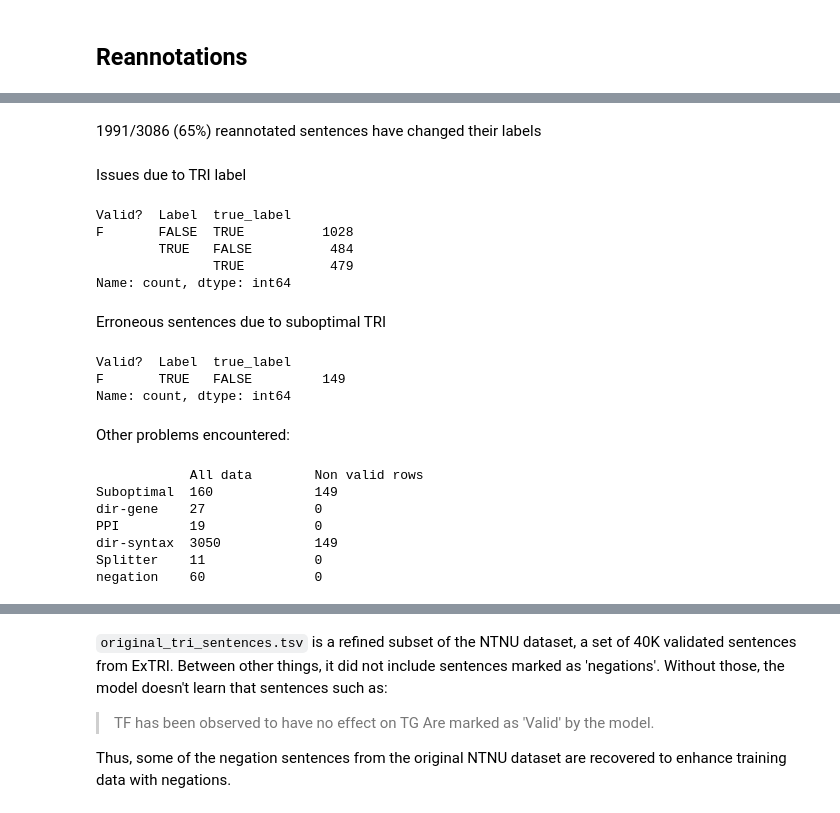
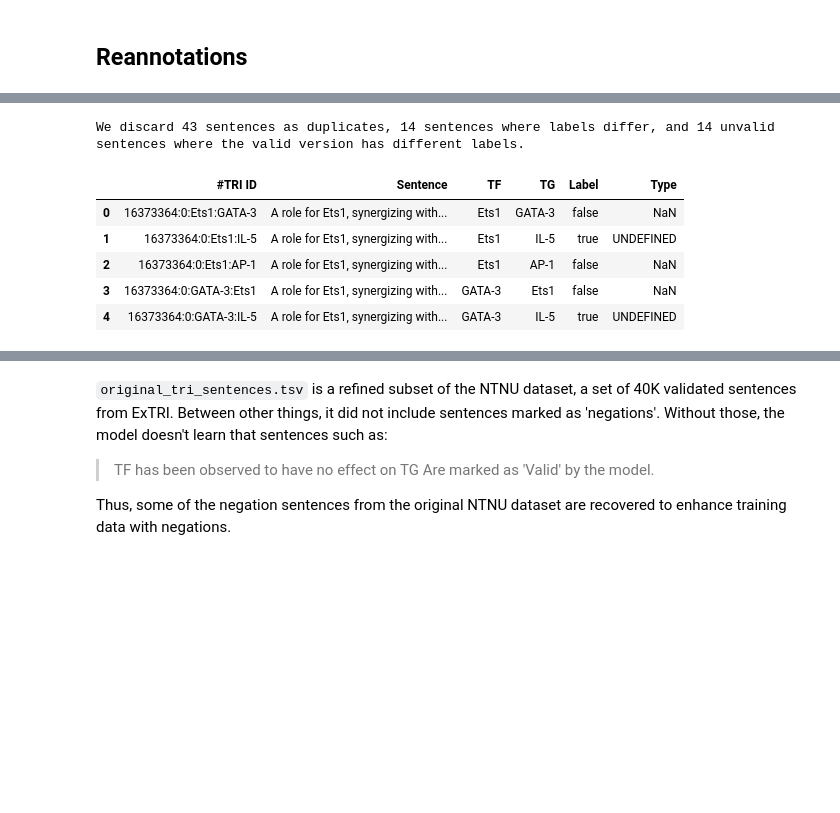
Before and after one commit to Rbbt-Workflows/ExTRI2, a Jupyter notebook: scripts/classifiers_training/update_tri_sentences.ipynb, the cells around one changed output, grey strips where cells are left out. Saved outputs shown, nothing was run; the diff lists cells and outputs as text; code cells hidden in the pictures; blank space fills up the shorter version.

Commit message:
Updated the NTNU dataset

```diff
--- a/scripts/classifiers_training/update_tri_sentences.ipynb
+++ b/scripts/classifiers_training/update_tri_sentences.ipynb
@@ -291,47 +295,2 @@ There are 160 sentences that are suboptimal and will be converted to 'False'
-# %%
-# SHOW STATISTICS
-
-# Sentences reannotated
-m = validated_sents['Valid?'] == 'F'
-md(f'{m.sum()}/{len(m)} ({m.sum() / len(m):.0%}) reannotated sentences have changed their labels')
-
-# TRI - Non-TRI issues
-md("Issues due to TRI label")
-m = validated_sents['Valid?'] == 'F'
-display(validated_sents[m][["Valid?", "Label", "true_label"]].value_counts(dropna=False))
-
-md("Erroneous sentences due to suboptimal TRI")
-m = validated_sents['Problem_with'].str.contains('Suboptimal') & (validated_sents['Valid?'] == 'F')
-display(validated_sents[m][["Valid?", "Label", "true_label"]].value_counts(dropna=False))
-
-
-md('Other problems encountered:')
-problems = set(p for unique in validated_sents['Problem_with'].unique() for p in unique.split('|'))
-problems.discard('')
-print(f"{'':<11} {'All data':<15} {'Non valid rows':<15}")
-for problem in problems:
-    in_all_data  = validated_sents['Problem_with'].str.contains(problem).sum()
-    in_incorrect = validated_sents[m]['Problem_with'].str.contains(problem).sum()
-    print(f"{problem:<11} {in_all_data:<15} {in_incorrect:<15}")
-# %% [output]
-1991/3086 (65%) reannotated sentences have changed their labels
-Issues due to TRI label
-Valid?  Label  true_label
-F       FALSE  TRUE          1028
-        TRUE   FALSE          484
-               TRUE           479
-Name: count, dtype: int64
-Erroneous sentences due to suboptimal TRI
-Valid?  Label  true_label
-F       TRUE   FALSE         149
-Name: count, dtype: int64
-Other problems encountered:
-            All data        Non valid rows
-Suboptimal  160             149
-dir-gene    27              0
-PPI         19              0
-dir-syntax  3050            149
-Splitter    11              0
-negation    60              0
 # %%
 # UPDATE TRAINING DATASET
@@ -355,0 +329,35 @@ updated_data['validated?'] = updated_data['#TRI ID'].isin(validated_sents['#TRI
+# %%
+# CREATE THE NTNU DATASET
+
+# Return to the original sentence
+NTNU_dataset['Sentence'] = NTNU_dataset.apply(lambda row: row['Sentence'].replace('[TF]', row['TF']), axis=1)
+NTNU_dataset['Sentence'] = NTNU_dataset.apply(lambda row: row['Sentence'].replace('[TG]', row['TG']), axis=1)
+
+# When the mask is removed, there are some duplicated sentences. They are handled here:
+
+# 1) Discard complete duplicates
+m1 = NTNU_dataset[['Sentence', 'TF', 'TG', 'Label', 'Type']].duplicated()
+NTNU_dataset = NTNU_dataset[~m1]
+
+# 2) If both are validated or unvalidated, discard
+m2 = NTNU_dataset[['Sentence', 'TF', 'TG', 'validated?']].duplicated(keep=False)
+NTNU_dataset = NTNU_dataset[~m2]
+
+
+# 3) If Labels differ, keep the validated version
+m3 = NTNU_dataset[['Sentence', 'TF', 'TG']].duplicated(keep=False) & ~NTNU_dataset['validated?']
+NTNU_dataset = NTNU_dataset[~m3]
+
+# Discard 'validated?' column
+NTNU_dataset = NTNU_dataset.drop(columns=['validated?'])
+
+print(f"We discard {m1.sum()} sentences as duplicates, {m2.sum()} sentences where labels differ, and {m3.sum()} unvalid sentences where the valid version has different labels.")
+NTNU_dataset.head()
+# %% [output]
+We discard 43 sentences as duplicates, 14 sentences where labels differ, and 14 unvalid sentences where the valid version has different labels.
+|  | #TRI ID | Sentence | TF | TG | Label | Type |
+| 0 | 16373364:0:Ets1:GATA-3 | A role for Ets1, synergizing with... | Ets1 | GATA-3 | false | NaN |
+| 1 | 16373364:0:Ets1:IL-5 | A role for Ets1, synergizing with... | Ets1 | IL-5 | true | UNDEFINED |
+| 2 | 16373364:0:Ets1:AP-1 | A role for Ets1, synergizing with... | Ets1 | AP-1 | false | NaN |
+| 3 | 16373364:0:GATA-3:Ets1 | A role for Ets1, synergizing with... | GATA-3 | Ets1 | false | NaN |
+| 4 | 16373364:0:GATA-3:IL-5 | A role for Ets1, synergizing with... | GATA-3 | IL-5 | true | UNDEFINED |
```
Also changed, not shown: parts of 16 cells of this notebook, 3 other files.
